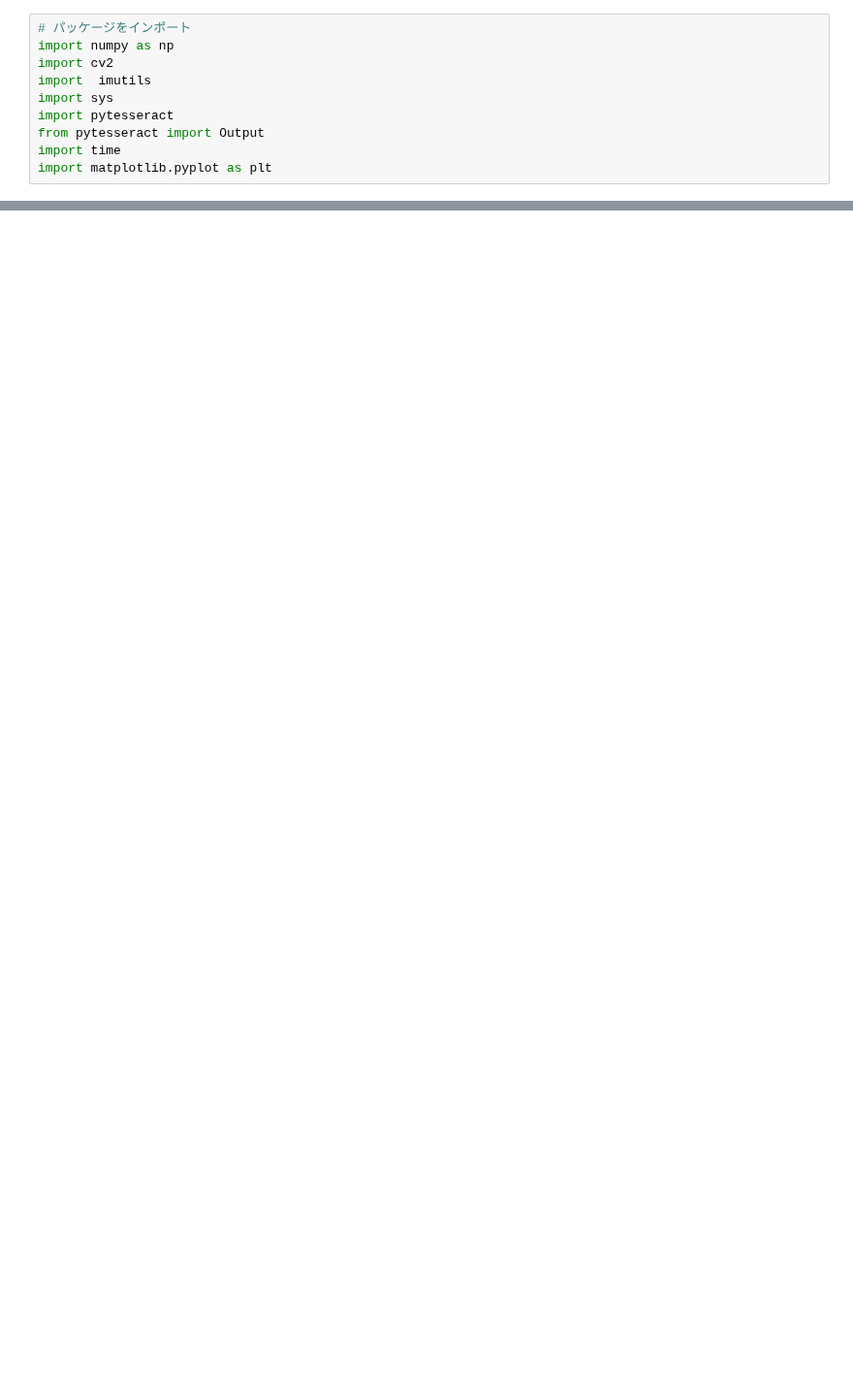
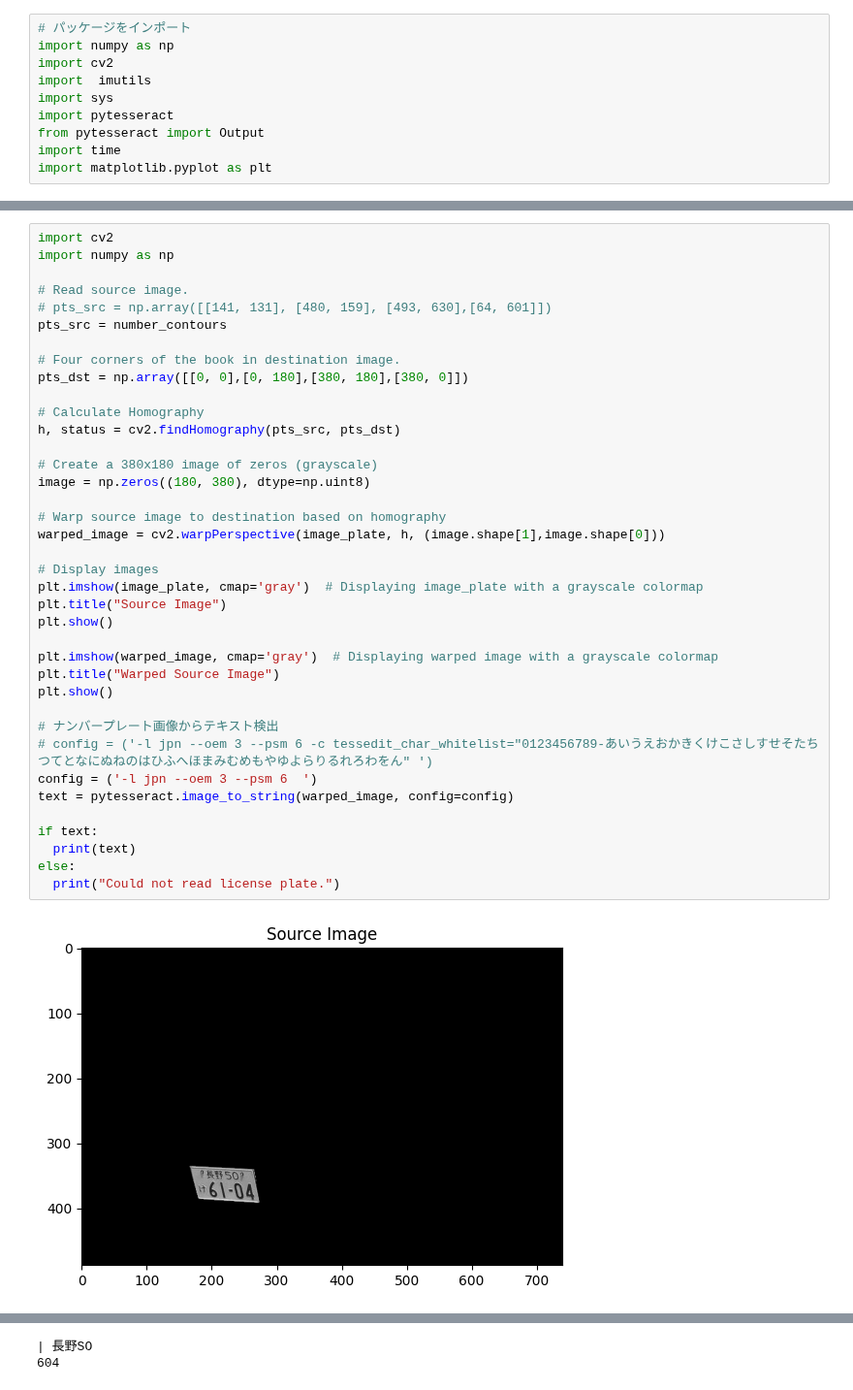
Before and after one commit to PRIMA-LAB-IPU/Lecture, a Jupyter notebook: license-plate/tesseract_ocr.ipynb, the cells around one changed output, grey strips where cells are left out. Shown at 97% size. Cells and saved outputs as stored; diff of their text form; blank space fills up the shorter version.

```diff
--- a/license-plate/tesseract_ocr.ipynb
+++ b/license-plate/tesseract_ocr.ipynb
@@ -124,0 +131,40 @@ else:
+# %%
+import cv2
+import numpy as np
+
+# Read source image.
+# pts_src = np.array([[141, 131], [480, 159], [493, 630],[64, 601]])
+pts_src = number_contours
+
+# Four corners of the book in destination image.
+pts_dst = np.array([[0, 0],[0, 180],[380, 180],[380, 0]])
+
+# Calculate Homography
+h, status = cv2.findHomography(pts_src, pts_dst)
+
+# Create a 380x180 image of zeros (grayscale)
+image = np.zeros((180, 380), dtype=np.uint8)
+
+# Warp source image to destination based on homography
+warped_image = cv2.warpPerspective(image_plate, h, (image.shape[1],image.shape[0]))
+
+# Display images
+plt.imshow(image_plate, cmap='gray')  # Displaying image_plate with a grayscale colormap
+plt.title("Source Image")
+plt.show()
+
+plt.imshow(warped_image, cmap='gray')  # Displaying warped image with a grayscale colormap
+plt.title("Warped Source Image")
+plt.show()
+
+# ナンバープレート画像からテキスト検出
+# config = ('-l jpn --oem 3 --psm 6 -c tessedit_char_whitelist="0123456789-あいうえおかきくけこさしすせそたちつてとなにぬねのはひふへほまみむめもやゆよらりるれろわをん" ')
+config = ('-l jpn --oem 3 --psm 6  ')
+text = pytesseract.image_to_string(warped_image, config=config)
+
+if text:
+  print(text)
+else:
+  print("Could not read license plate.")
+# %% [output]
+[figure, added]
@@ -124,0 +172,2 @@ else:
+| 長野SO
+604
```
Also changed, not shown: parts of 18 cells of this notebook.
